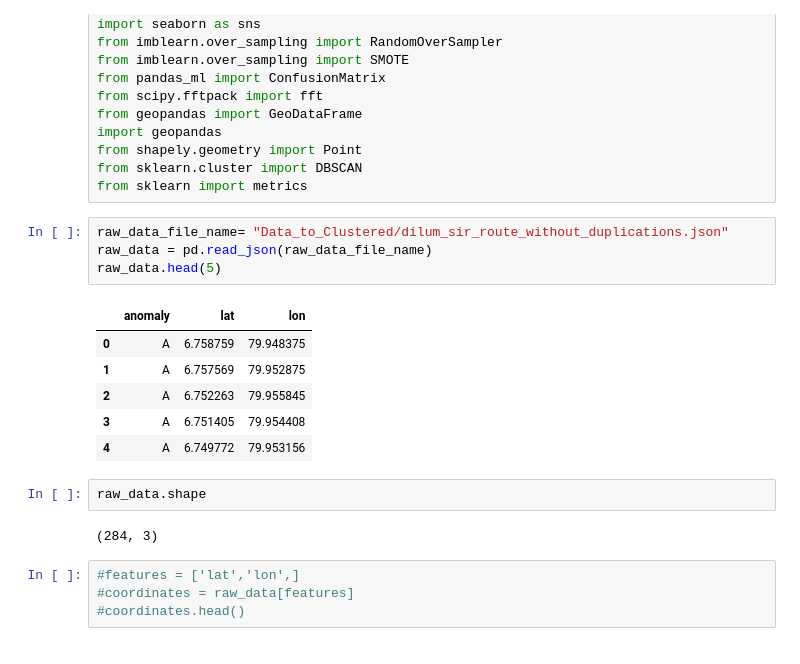
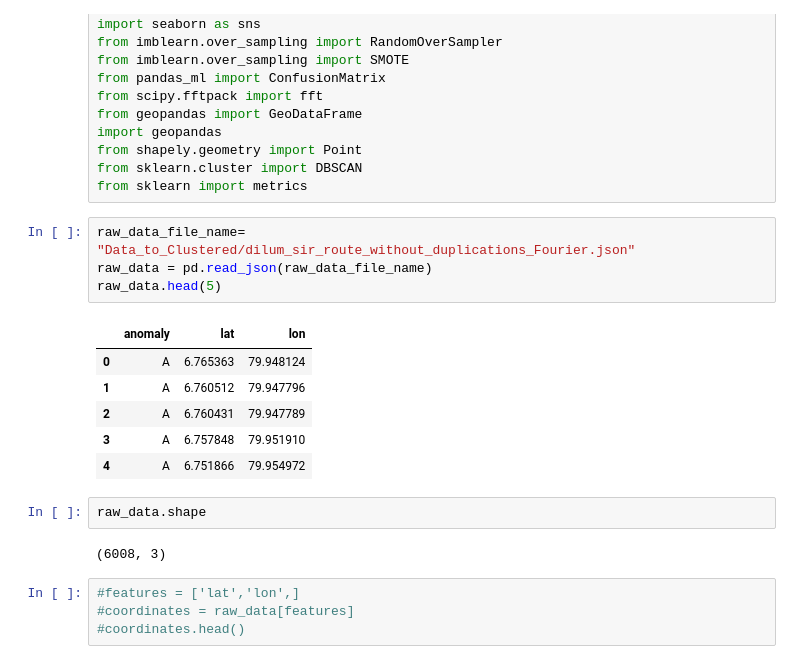
Before and after one commit to codemogroup/iRoads_Anomaly_Detection_using_Machine_Learning, a Jupyter notebook: Anomaly_Detection/Anomaly_Cluster_Creator.ipynb, the cells around one changed output. Cells and saved outputs as stored; diff of their text form.

```diff
--- a/Anomaly_Detection/Anomaly_Cluster_Creator.ipynb
+++ b/Anomaly_Detection/Anomaly_Cluster_Creator.ipynb
@@ -18,20 +18,20 @@ from shapely.geometry import Point
 from sklearn.cluster import DBSCAN
 from sklearn import metrics
 # %%
-raw_data_file_name= "Data_to_Clustered/dilum_sir_route_without_duplications.json"
+raw_data_file_name= "Data_to_Clustered/dilum_sir_route_without_duplications_Fourier.json"
 raw_data = pd.read_json(raw_data_file_name)
 raw_data.head(5)
 # %% [output]
 |  | anomaly | lat | lon |
-| 0 | A | 6.758759 | 79.948375 |
-| 1 | A | 6.757569 | 79.952875 |
-| 2 | A | 6.752263 | 79.955845 |
-| 3 | A | 6.751405 | 79.954408 |
-| 4 | A | 6.749772 | 79.953156 |
+| 0 | A | 6.765363 | 79.948124 |
+| 1 | A | 6.760512 | 79.947796 |
+| 2 | A | 6.760431 | 79.947789 |
+| 3 | A | 6.757848 | 79.951910 |
+| 4 | A | 6.751866 | 79.954972 |
 # %%
 raw_data.shape
 # %% [output]
-(284, 3)
+(6008, 3)
 # %%
 #features = ['lat','lon',]
 #coordinates = raw_data[features]
```
Also changed, not shown: parts of 11 cells of this notebook, 18 other files.
